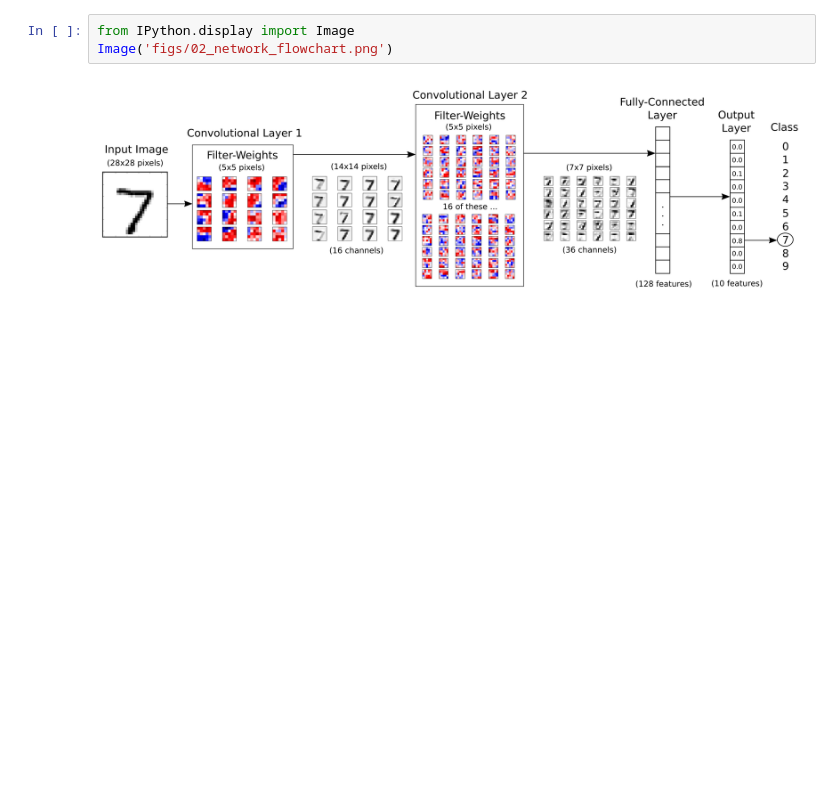
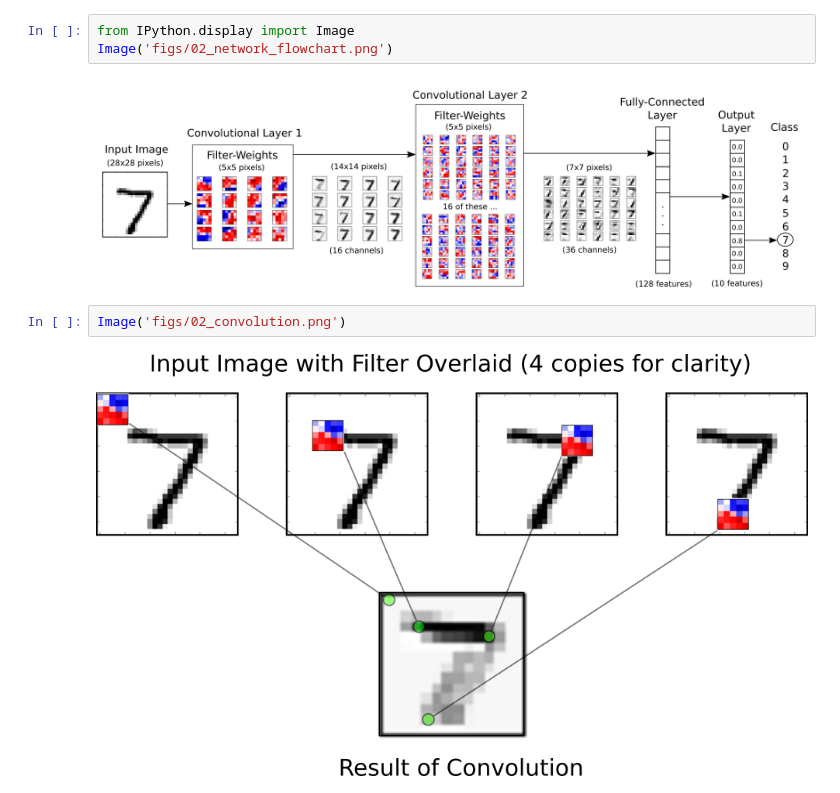
Before and after one commit to PKUGoodSpeed/DeepLearning, a Jupyter notebook: TFProjects/CNN/CNNmodel.ipynb, the cells around one changed output. Drawn from its saved outputs; the diff is of its cells as text; blank space fills up the shorter version.

```diff
--- a/TFProjects/CNN/CNNmodel.ipynb
+++ b/TFProjects/CNN/CNNmodel.ipynb
@@ -5,3 +5,7 @@ from IPython.display import Image
 Image('figs/02_network_flowchart.png')
 # %% [output]
 [figure]
+# %%
+Image('figs/02_convolution.png')
+# %% [output]
+[figure, added]
```
Also changed, not shown: parts of 44 cells of this notebook, 10 other files.
